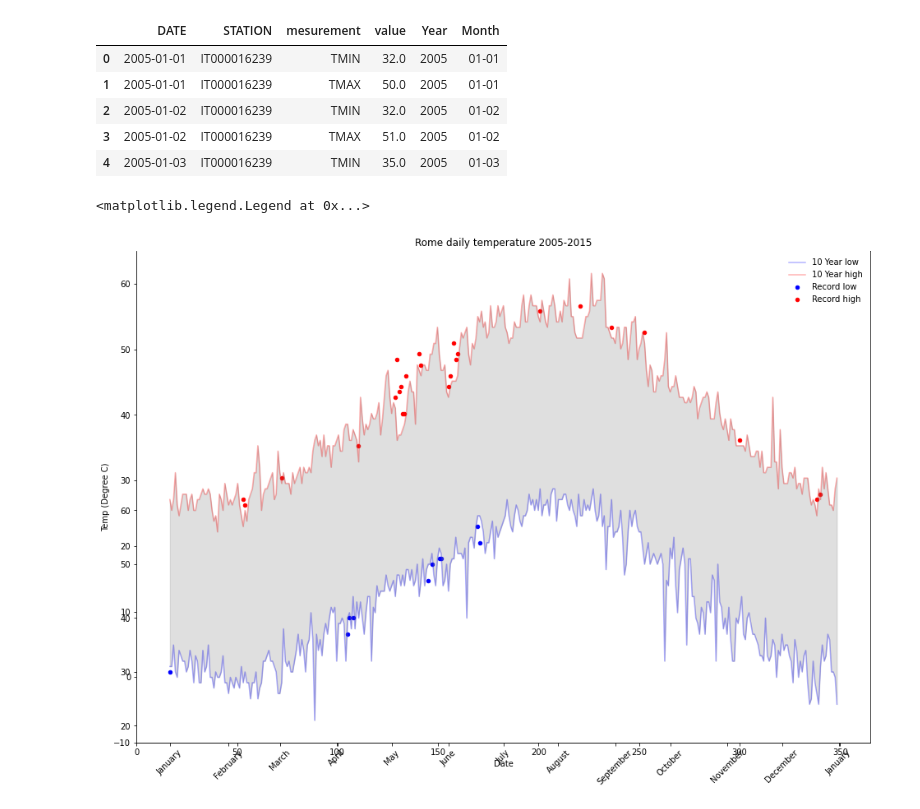
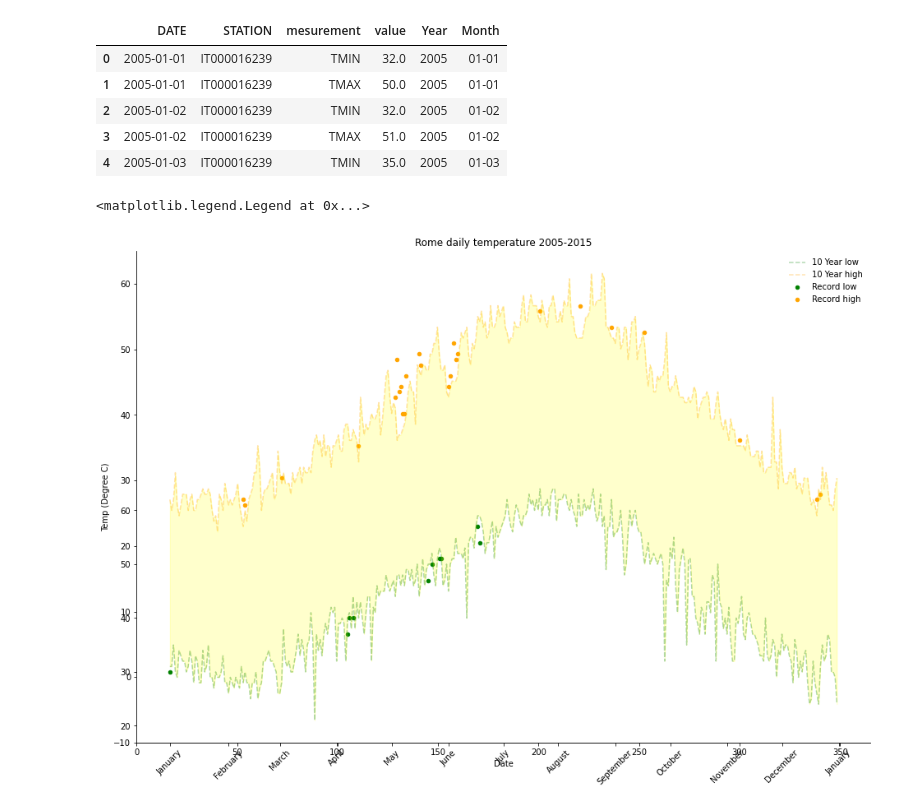
Before and after one commit to yassinzeraoulia97/esercizi, a Jupyter notebook: assignment2.ipynb, the cells around one changed output. Cells and saved outputs as stored; diff of their text form; code cells hidden in the pictures.

```diff
--- a/assignment2.ipynb
+++ b/assignment2.ipynb
@@ -69,31 +70,31 @@ high_new = highs.flatten()
 # %%
 plt.figure(figsize=(16,11))
 
 
 plt.xlabel('Date')
 plt.ylabel('Temp (Degree C)')
 plt.title('Rome daily temperature 2005-2015')
 plt.gca().axis([0,365, -10, 65])
+plt.gca().spines['top'].set_visible(False)
+plt.gca().spines['right'].set_visible(False)
 
 axes = plt.axes()
 axes.set_xticks([0,32,60,91,121, 152, 182, 212,243,273, 304, 334, 365])
 axes.set_xticklabels(['January','February', 'March','April','May', 'June', 'July', 'August', 'September', 'October', 'November', 'December', 'January'])
 plt.xticks(rotation=45)
 axes.set_yticks([-10,0,10,20,30,40,50,60])
 
-plt.gca().spines['top'].set_visible(False)
-plt.gca().spines['right'].set_visible(False)
 
-plt.scatter(new_low, low_2015.iloc[new_low], s=20, c='blue')
-plt.scatter(new_high, high_2015.iloc[new_high], s=20, c='red')
+plt.scatter(new_low, low_2015.iloc[new_low], s=20, c='green')
+plt.scatter(new_high, high_2015.iloc[new_high], s=20, c='orange')
 
-plt.plot(low_new, '-', color = 'b', alpha = 0.3)
-plt.plot(high_new, '-', color = 'r', alpha = 0.3)
+plt.plot(low_new, '--', color = 'green', alpha = 0.3)
+plt.plot(high_new, '--', color = 'orange', alpha = 0.3)
 plt.gca().fill_between(range(len(low_new)), low_new, high_new,
-                       color='grey',
-                       alpha=0.25, label = '_nolegend_')
+                       color='yellow',
+                       alpha=0.20, label = '_nolegend_')
 
 plt.legend(['10 Year low', '10 Year high', 'Record low', 'Record high'], frameon=False, loc = 0)
 # %% [output]
 <matplotlib.legend.Legend at 0x...>
-[figure, old version]
+[figure, new version]
```
Also changed, not shown: parts of 2 cells of this notebook.
